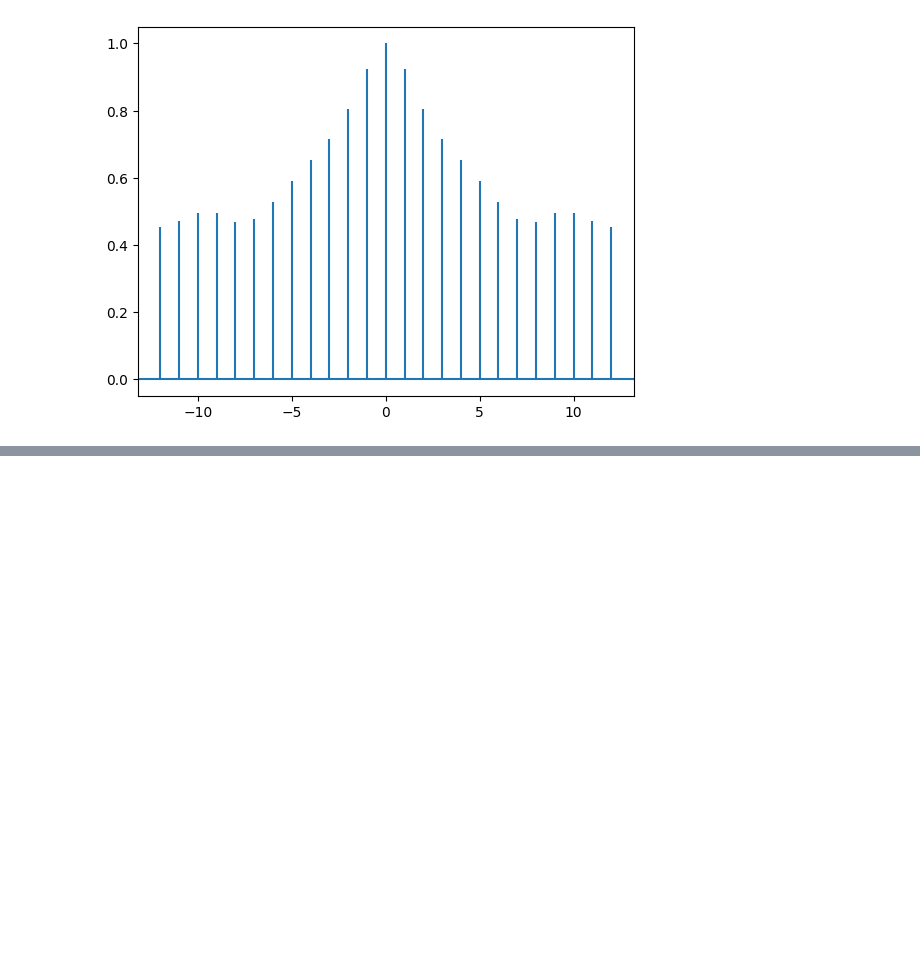
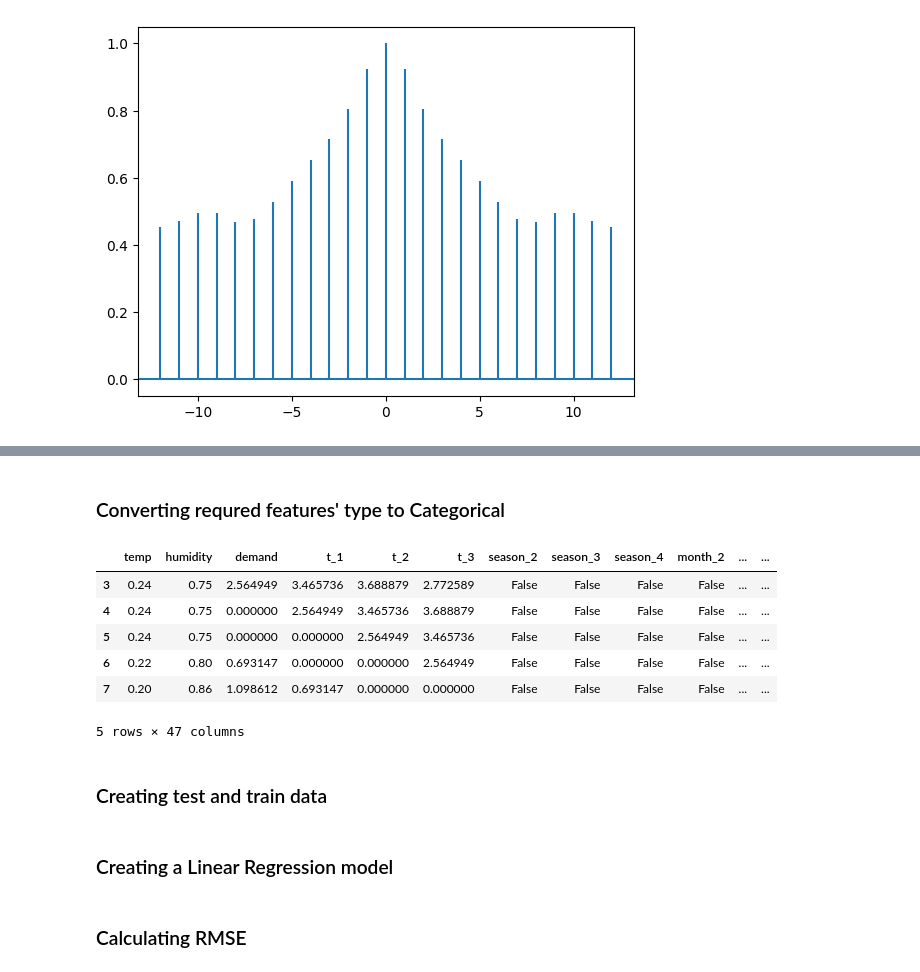
Before and after one commit to parthsaxena2005/Kaggle-Bike-demand-Project, a Jupyter notebook: Bike Sharing Demand Project.ipynb, the cells around one changed output, grey strips where cells are left out. Drawn from its saved outputs; the diff is of its cells as text; code cells hidden in the pictures; blank space fills up the shorter version.

```diff
--- a/project1.ipynb
+++ b/Bike Sharing Demand Project.ipynb
@@ -180,12 +201,26 @@ bikes_prep_lag = bikes_prep_lag.dropna()
+# %% [markdown]
+### Converting requred features' type to Categorical
 # %%
-# converting requred features to Categories
+
 bikes_prep_lag.dtypes
 
 bikes_prep_lag['season'] = bikes_prep_lag['season'].astype('category')
 bikes_prep_lag['month'] = bikes_prep_lag['month'].astype('category')
 bikes_prep_lag['hour'] = bikes_prep_lag['hour'].astype('category')
 bikes_prep_lag['weather'] = bikes_prep_lag['weather'].astype('category')
 bikes_prep_lag['holiday'] = bikes_prep_lag['holiday'].astype('category')
 
 bikes_prep_lag = pd.get_dummies(bikes_prep_lag, drop_first=True)
+
+bikes_prep_lag.head()
+# %% [output]
+|  | temp | humidity | demand | t_1 | t_2 | t_3 | season_2 | season_3 | season_4 | month_2 | ... | ... |
+| 3 | 0.24 | 0.75 | 2.564949 | 3.465736 | 3.688879 | 2.772589 | False | False | False | False | ... | ... |
+| 4 | 0.24 | 0.75 | 0.000000 | 2.564949 | 3.465736 | 3.688879 | False | False | False | False | ... | ... |
+| 5 | 0.24 | 0.75 | 0.000000 | 0.000000 | 2.564949 | 3.465736 | False | False | False | False | ... | ... |
+| 6 | 0.22 | 0.80 | 0.693147 | 0.000000 | 0.000000 | 2.564949 | False | False | False | False | ... | ... |
+| 7 | 0.20 | 0.86 | 1.098612 | 0.693147 | 0.000000 | 0.000000 | False | False | False | False | ... | ... |
+5 rows × 47 columns
+# %% [markdown]
+### Creating test and train data
 # %%
@@ -200,4 +234,6 @@ X_train = X.values[0:trainsize]
 Y_train = Y.values[0:trainsize]
 X_test = X.values[trainsize:len(X)]
 Y_test = Y.values[trainsize:len(X)]
+# %% [markdown]
+### Creating a Linear Regression model
 # %%
@@ -212,4 +247,6 @@ r2_test = regressor.score(X_test, Y_test)
 Y_predicted = regressor.predict(X_test)
+# %% [markdown]
+### Calculating RMSE
 # %%
 from sklearn.metrics import mean_squared_error
 rmse   = math.sqrt(mean_squared_error(Y_test, Y_predicted))
```
Also changed, not shown: parts of 18 cells of this notebook.
